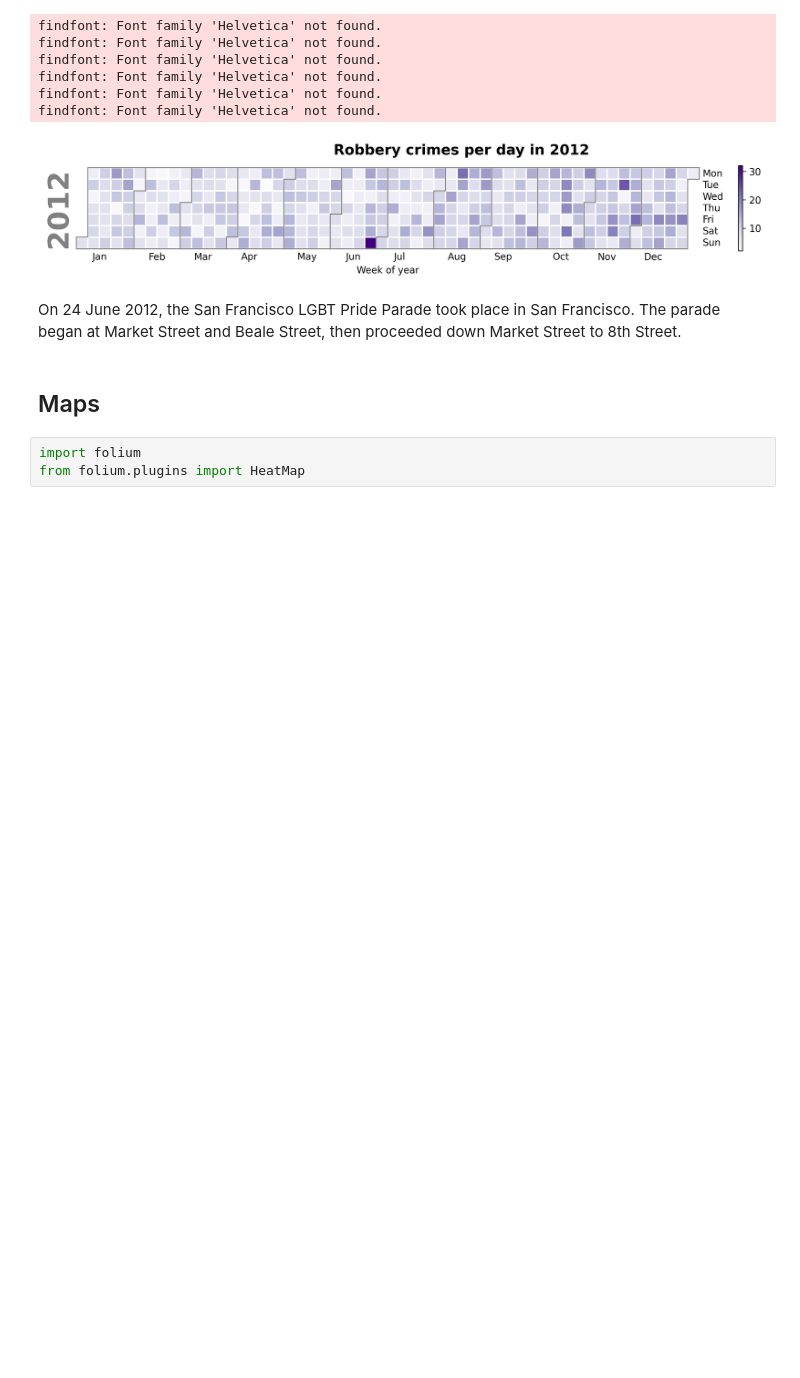
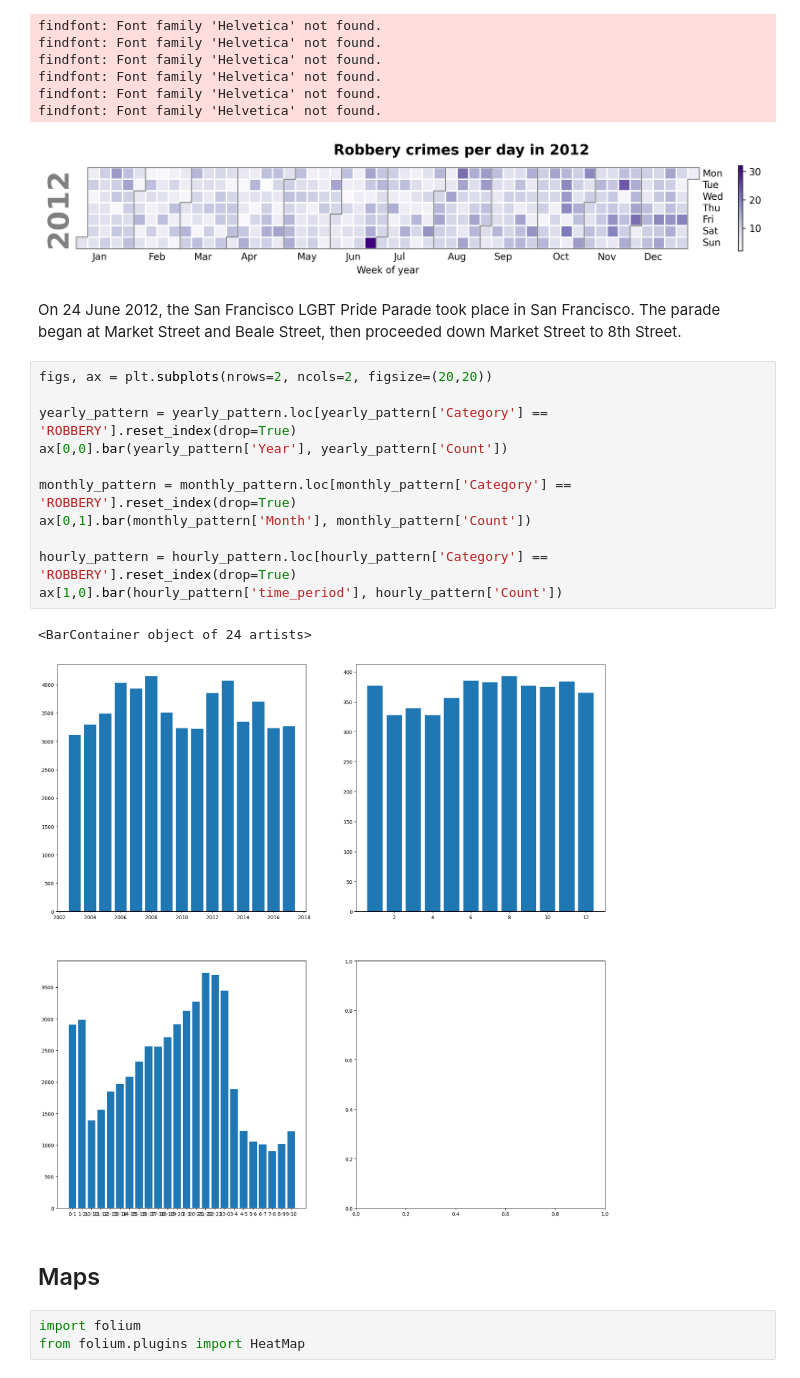
Before and after one commit to Starostka/socviz, a Jupyter notebook: Week8.ipynb, the cells around one changed output. Drawn from its saved outputs; the diff is of its cells as text; blank space fills up the shorter version.

```diff
--- a/Week8.ipynb
+++ b/Week8.ipynb
@@ -287,6 +190,20 @@ findfont: Font family 'Helvetica' not found.
 [figure]
 # %% [markdown]
 On 24 June 2012, the San Francisco LGBT Pride Parade took place in San Francisco. The parade began at Market Street and Beale Street, then proceeded down Market Street to 8th Street.
+# %%
+figs, ax = plt.subplots(nrows=2, ncols=2, figsize=(20,20))
+
+yearly_pattern = yearly_pattern.loc[yearly_pattern['Category'] == 'ROBBERY'].reset_index(drop=True)
+ax[0,0].bar(yearly_pattern['Year'], yearly_pattern['Count'])
+
+monthly_pattern = monthly_pattern.loc[monthly_pattern['Category'] == 'ROBBERY'].reset_index(drop=True)
+ax[0,1].bar(monthly_pattern['Month'], monthly_pattern['Count'])
+
+hourly_pattern = hourly_pattern.loc[hourly_pattern['Category'] == 'ROBBERY'].reset_index(drop=True)
+ax[1,0].bar(hourly_pattern['time_period'], hourly_pattern['Count'])
+# %% [output]
+<BarContainer object of 24 artists>
+[figure, added]
 # %% [markdown]
 ## Maps
 # %%
```
Also changed, not shown: parts of 13 cells of this notebook, 1 other file.
